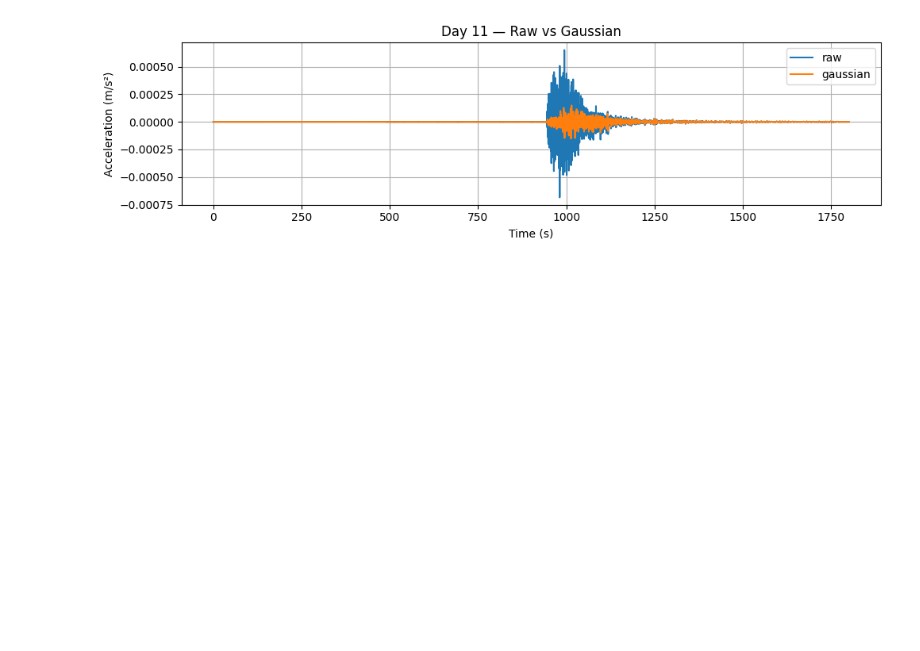
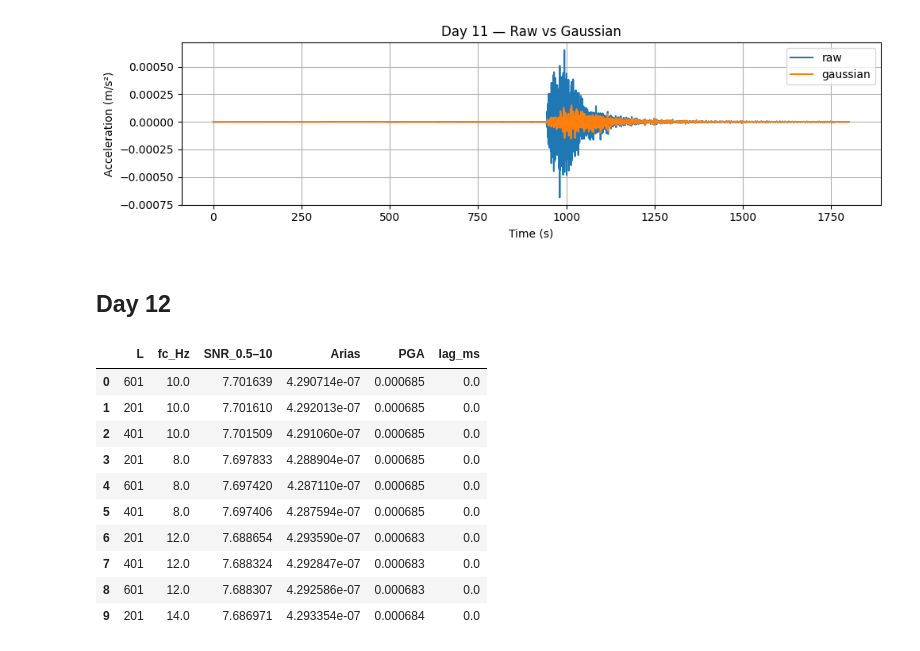
Before and after one commit to infamousperi/GBSV_MC, a Jupyter notebook: MC1/Convolution_Filtering_in_the_Spatial_Domain.ipynb, the cells around one changed output. Saved outputs shown, nothing was run; the diff lists cells and outputs as text; code cells hidden in the pictures; blank space fills up the shorter version.

```diff
--- a/MC1/Convolution_Filtering_in_the_Spatial_Domain.ipynb
+++ b/MC1/Convolution_Filtering_in_the_Spatial_Domain.ipynb
@@ -392,3 +392,5 @@ plt.xlabel("Time (s)"); plt.ylabel("Acceleration (m/s²)"); plt.title("Day 11
 # %% [output]
 [figure]
 [figure]
+# %% [markdown]
+## Day 12
@@ -394,0 +404,33 @@ plt.xlabel("Time (s)"); plt.ylabel("Acceleration (m/s²)"); plt.title("Day 11
+# %%
+cuts = np.linspace(6, 18, 7)
+lengths = [201, 401, 601]
+rows = []
+for L in lengths:
+    for fc in cuts:
+        h = lowpass_fir(fc, fs, L, window="hamming")
+        y = conv1d_own(acc, h, padding="reflect", causal=False)
+        lag_ms, _ = xcorr_lag_ms(acc, y, fs)
+        rows.append({
+            "L": L, "fc_Hz": fc,
+            "SNR_0.5–10": snr_band(y, fs, 0.5, 10.0),
+            "Arias": arias_intensity(y, dt),
+            "PGA": pga(y),
+            "lag_ms": lag_ms
+        })
+
+sweep12 = (pd.DataFrame(rows)
+           .sort_values(["SNR_0.5–10","Arias"], ascending=[False, False])
+           .reset_index(drop=True))
+sweep12.head(10)
+# %% [output]
+|  | L | fc_Hz | SNR_0.5–10 | Arias | PGA | lag_ms |
+| 0 | 601 | 10.0 | 7.701639 | 4.290714e-07 | 0.000685 | 0.0 |
+| 1 | 201 | 10.0 | 7.701610 | 4.292013e-07 | 0.000685 | 0.0 |
+| 2 | 401 | 10.0 | 7.701509 | 4.291060e-07 | 0.000685 | 0.0 |
+| 3 | 201 | 8.0 | 7.697833 | 4.288904e-07 | 0.000685 | 0.0 |
+| 4 | 601 | 8.0 | 7.697420 | 4.287110e-07 | 0.000685 | 0.0 |
+| 5 | 401 | 8.0 | 7.697406 | 4.287594e-07 | 0.000685 | 0.0 |
+| 6 | 201 | 12.0 | 7.688654 | 4.293590e-07 | 0.000683 | 0.0 |
+| 7 | 401 | 12.0 | 7.688324 | 4.292847e-07 | 0.000683 | 0.0 |
+| 8 | 601 | 12.0 | 7.688307 | 4.292586e-07 | 0.000683 | 0.0 |
+| 9 | 201 | 14.0 | 7.686971 | 4.293354e-07 | 0.000684 | 0.0 |
```
Also changed, not shown: parts of 3 cells of this notebook.
